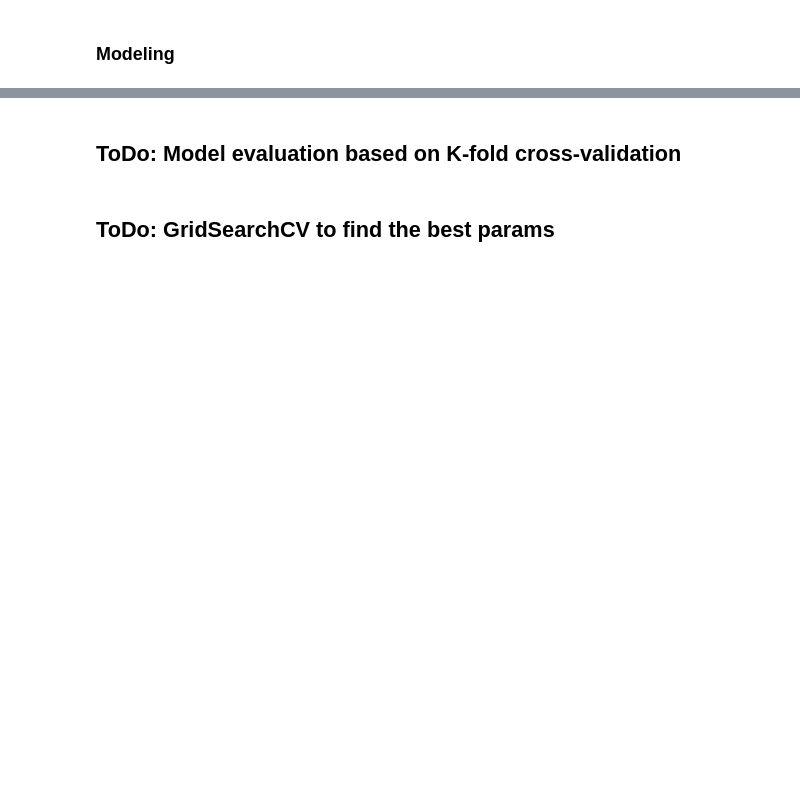
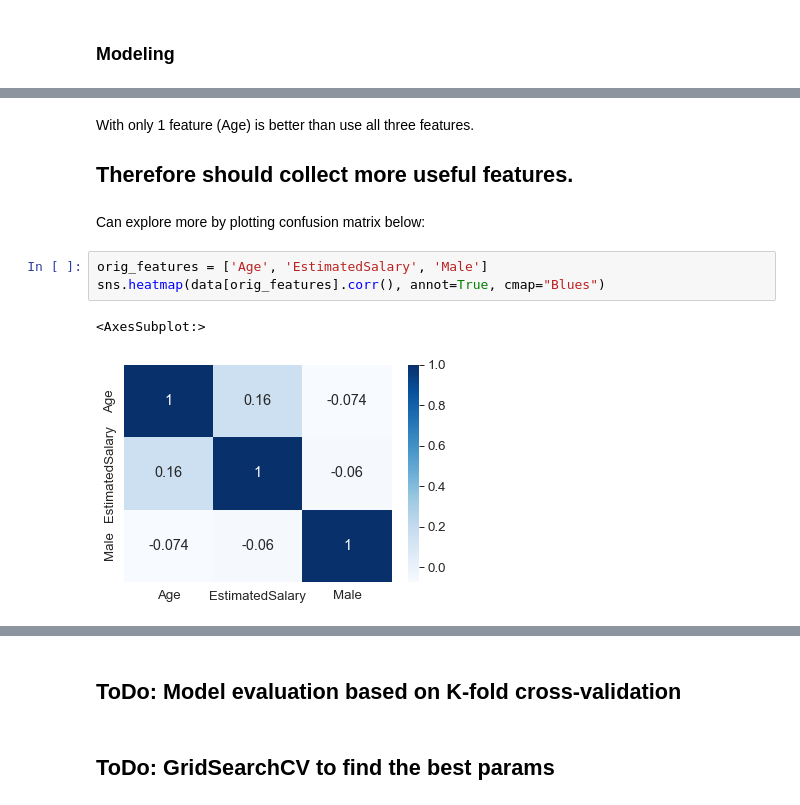
Before and after one commit to wwwenguo/Machine_Learning, a Jupyter notebook: Logistic_Regression/Social_Network_Purchased/Logistic_Regression_sklearn.ipynb, the cells around one changed output, grey strips where cells are left out. Drawn from its saved outputs; the diff is of its cells as text; blank space fills up the shorter version.

```diff
--- a/Logistic_Regression/Social_Network_Purchased/Logistic_Regression_sklearn.ipynb
+++ b/Logistic_Regression/Social_Network_Purchased/Logistic_Regression_sklearn.ipynb
@@ -151,0 +158,11 @@ print(auc(fpr, tpr))
+# %% [markdown]
+With only 1 feature (Age) is better than use all three features.
+## Therefore should collect more useful features.
+# %% [markdown]
+Can explore more by plotting confusion matrix below:
+# %%
+orig_features = ['Age', 'EstimatedSalary', 'Male']
+sns.heatmap(data[orig_features].corr(), annot=True, cmap="Blues")
+# %% [output]
+<AxesSubplot:>
+[figure, added]
```
Also changed, not shown: parts of 9 cells of this notebook.
